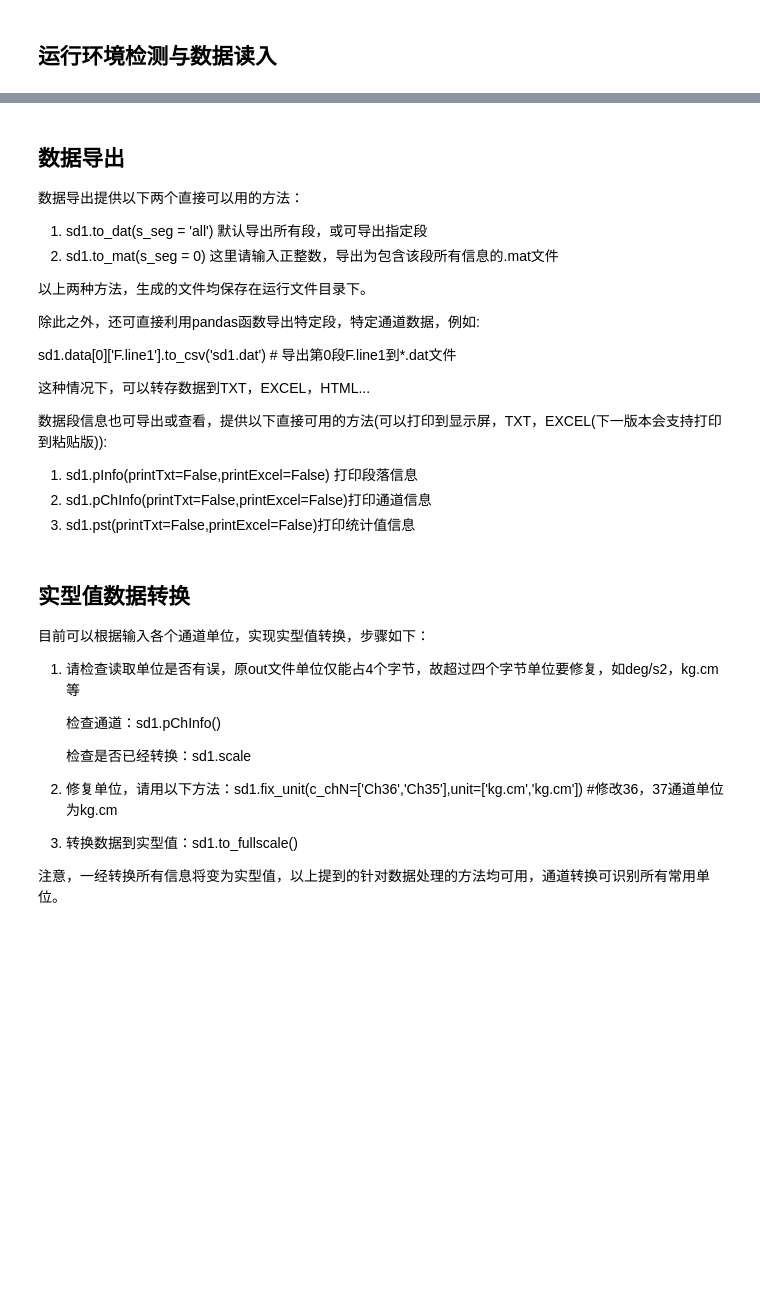
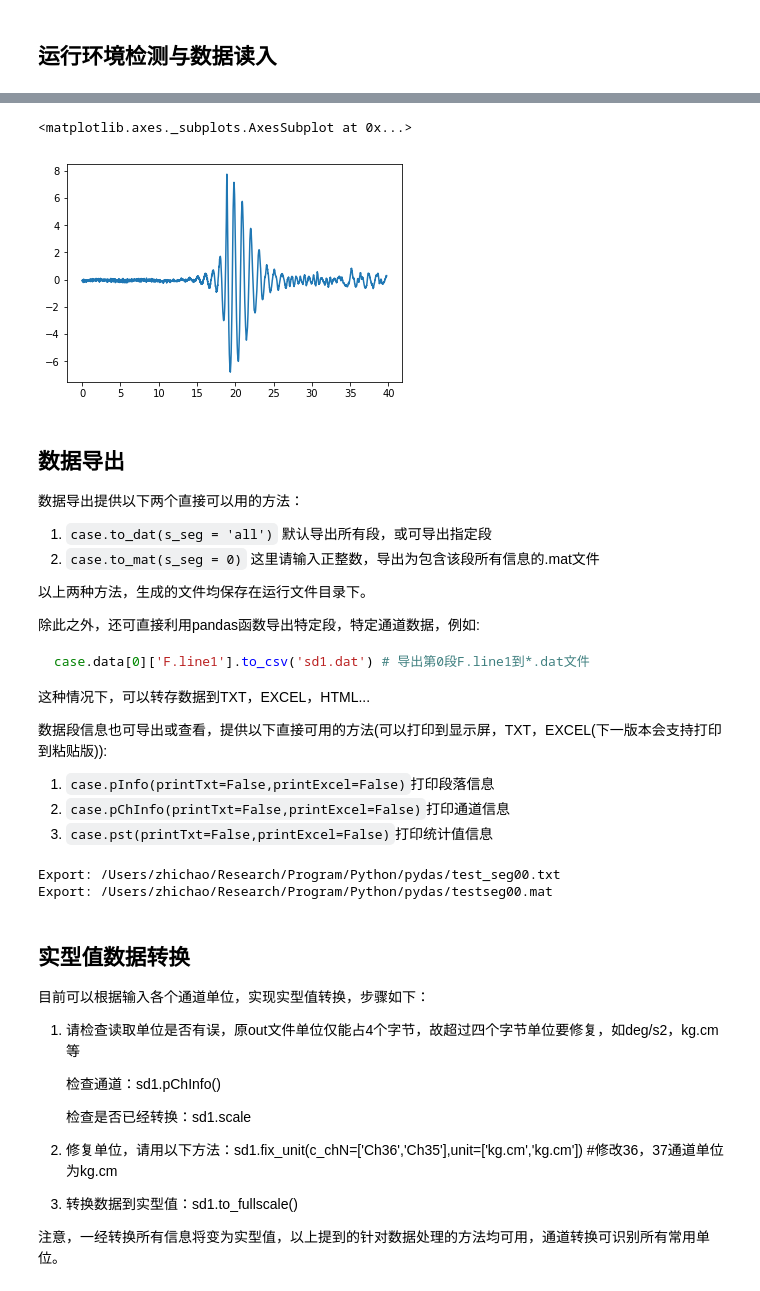
Before and after one commit to Alphabetliu/pydas, a Jupyter notebook: example.ipynb, the cells around one changed output, grey strips where cells are left out. Saved outputs shown, nothing was run; the diff lists cells and outputs as text; code cells hidden in the pictures; blank space fills up the shorter version.

````diff
--- a/example.ipynb
+++ b/example.ipynb
@@ -100,3 +105,3 @@ print('Scipy version ' + scipy.__version__)
 # %%
 # 读入.out文件
-sd1 = CaseData('test.out')
+case = CaseData('test.out')
@@ -159,33 +205,41 @@ sd1.data[1].describe()
 # %%
 # 数据显示
-sd1.data[1]['wave.front'].plot()
+case.data[1]['wave.front'].plot()
+# %% [output]
+<matplotlib.axes._subplots.AxesSubplot at 0x...>
+[figure, added]
 # %% [markdown]
 ## 数据导出
 
 数据导出提供以下两个直接可以用的方法：
 
-1. sd1.to_dat(s_seg = 'all') 默认导出所有段，或可导出指定段
-2. sd1.to_mat(s_seg = 0) 这里请输入正整数，导出为包含该段所有信息的.mat文件
+1. `case.to_dat(s_seg = 'all')` 默认导出所有段，或可导出指定段
+2. `case.to_mat(s_seg = 0)` 这里请输入正整数，导出为包含该段所有信息的.mat文件
 
 以上两种方法，生成的文件均保存在运行文件目录下。
 
 除此之外，还可直接利用pandas函数导出特定段，特定通道数据，例如:
 
-sd1.data[0]['F.line1'].to_csv('sd1.dat') # 导出第0段F.line1到*.dat文件
+```python
+case.data[0]['F.line1'].to_csv('sd1.dat') # 导出第0段F.line1到*.dat文件
+```
 
 这种情况下，可以转存数据到TXT，EXCEL，HTML...
 
 数据段信息也可导出或查看，提供以下直接可用的方法(可以打印到显示屏，TXT，EXCEL(下一版本会支持打印到粘贴版)):
 
-1. sd1.pInfo(printTxt=False,printExcel=False) 打印段落信息
-2. sd1.pChInfo(printTxt=False,printExcel=False)打印通道信息
-3. sd1.pst(printTxt=False,printExcel=False)打印统计值信息
+1. `case.pInfo(printTxt=False,printExcel=False)`打印段落信息
+2. `case.pChInfo(printTxt=False,printExcel=False)`打印通道信息
+3. `case.pst(printTxt=False,printExcel=False)`打印统计值信息
 # %%
 # 导出到*.dat
-sd1.to_dat(s_seg = 0)
+case.to_dat(s_seg = 0)
 
 # 导出到*.mat
-sd1.to_mat(s_seg = 0)
+case.to_mat(s_seg = 0)
+# %% [output]
+Export: /Users/zhichao/Research/Program/Python/pydas/test_seg00.txt
+Export: /Users/zhichao/Research/Program/Python/pydas/testseg00.mat
 # %% [markdown]
 ## 实型值数据转换
 
````
Also changed, not shown: parts of 20 cells of this notebook, 2 other files.
